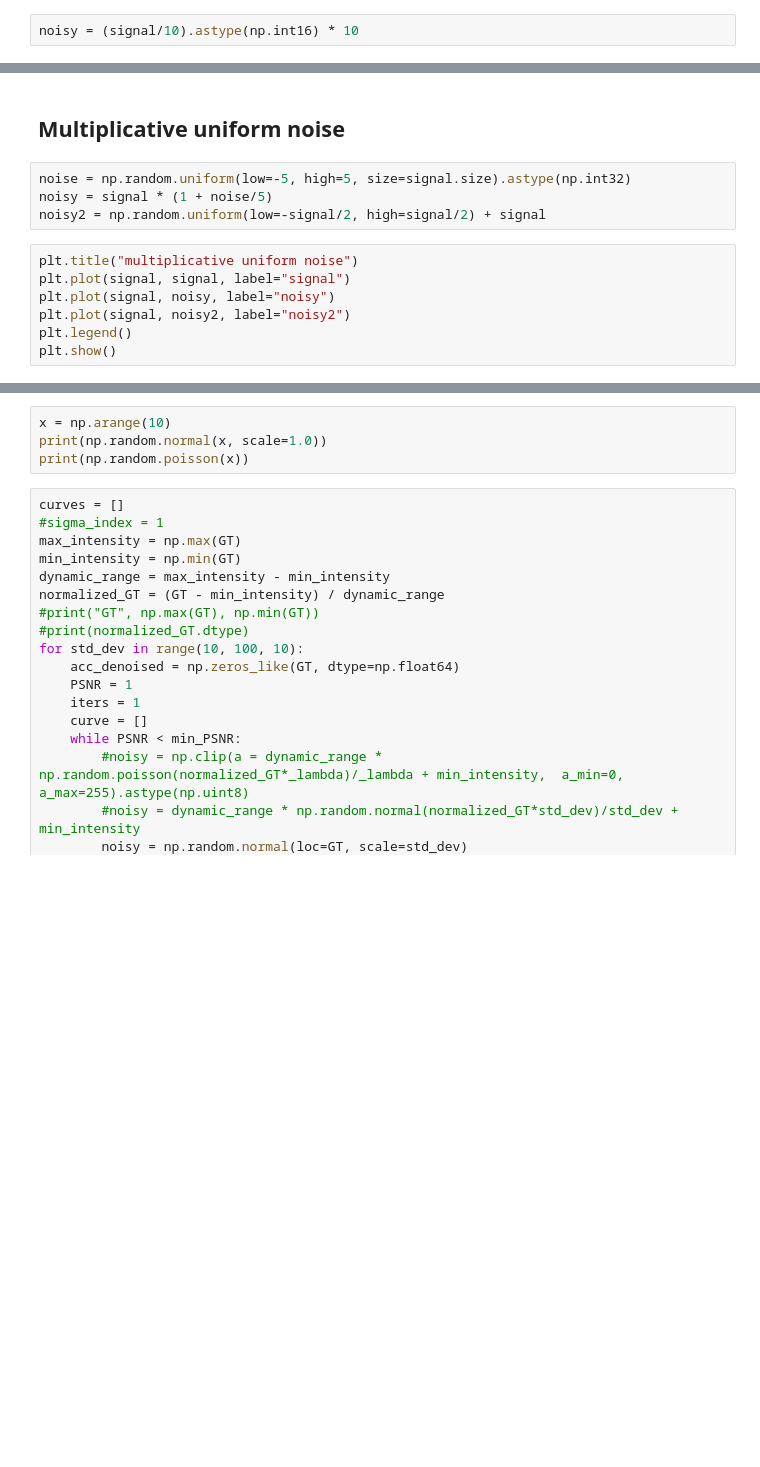
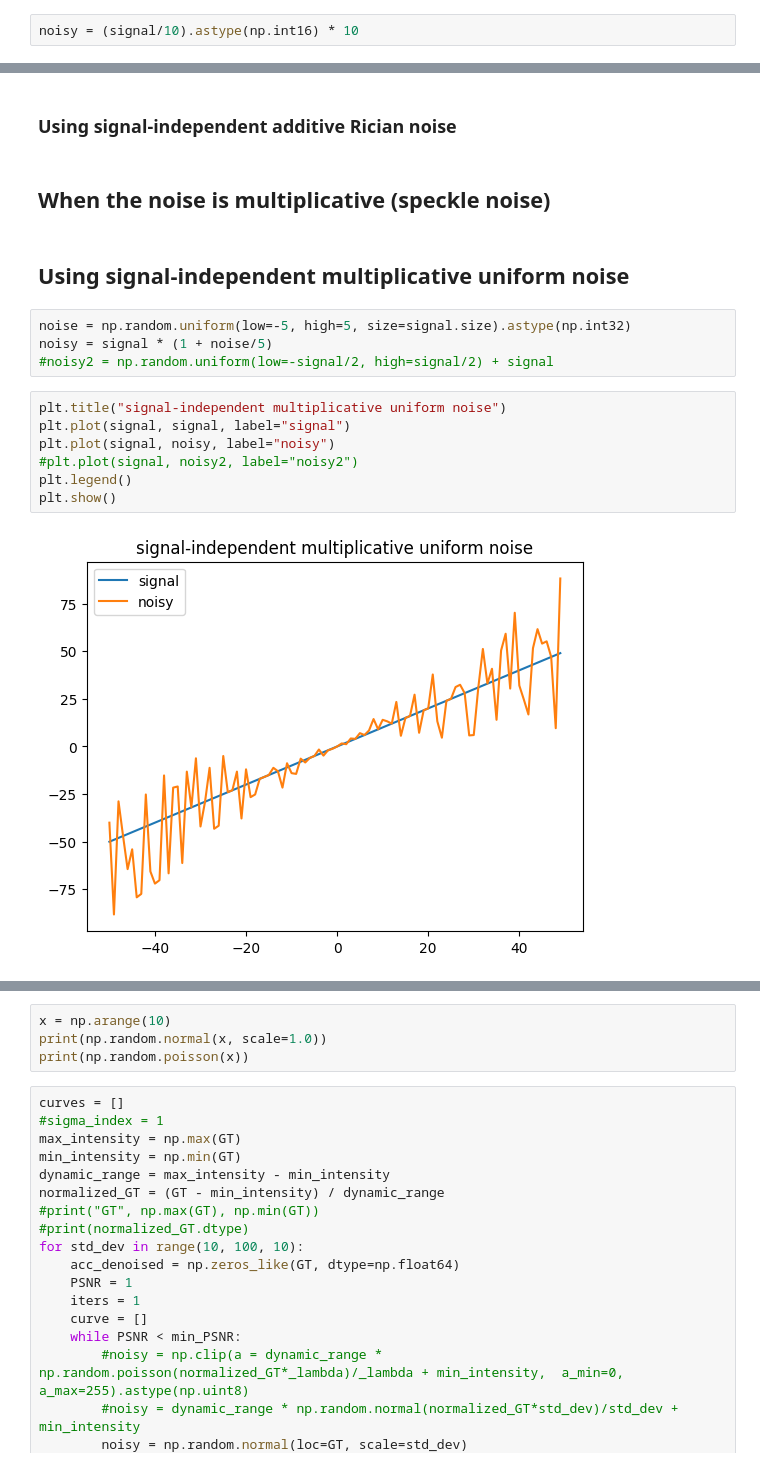
Before and after one commit to vicente-gonzalez-ruiz/denoising_analysis_using_FSC, a Jupyter notebook: figs/gaussian_averaging.ipynb, the cells around one changed output, grey strips where cells are left out. Saved outputs shown, nothing was run; the diff lists cells and outputs as text; blank space fills up the shorter version.

```diff
--- a/figs/gaussian_averaging.ipynb
+++ b/figs/gaussian_averaging.ipynb
@@ -208,16 +311,22 @@ plt.show()
+# %% [markdown]
+### Using signal-independent additive Rician noise
+# %% [markdown]
+## When the noise is multiplicative (speckle noise)
 # %% [markdown]
-## Multiplicative uniform noise
+## Using signal-independent multiplicative uniform noise
 # %%
 noise = np.random.uniform(low=-5, high=5, size=signal.size).astype(np.int32)
 noisy = signal * (1 + noise/5)
-noisy2 = np.random.uniform(low=-signal/2, high=signal/2) + signal
+#noisy2 = np.random.uniform(low=-signal/2, high=signal/2) + signal
 # %%
-plt.title("multiplicative uniform noise")
+plt.title("signal-independent multiplicative uniform noise")
 plt.plot(signal, signal, label="signal")
 plt.plot(signal, noisy, label="noisy")
-plt.plot(signal, noisy2, label="noisy2")
+#plt.plot(signal, noisy2, label="noisy2")
 plt.legend()
 plt.show()
+# %% [output]
+[figure, added]
 # %%
 curves = []
 #sigma_index = 1
```
Also changed, not shown: parts of 52 cells of this notebook, 1 other file.
